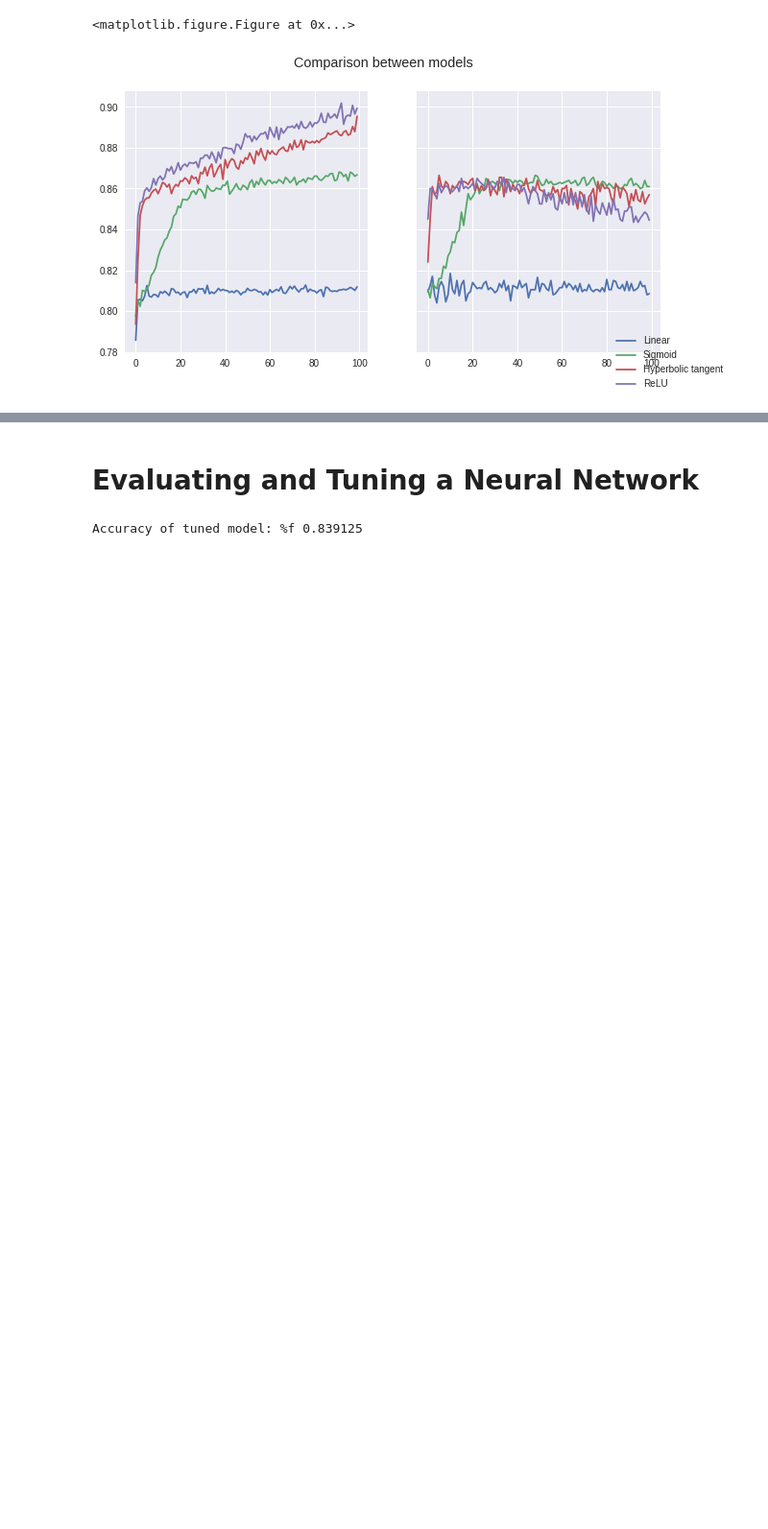
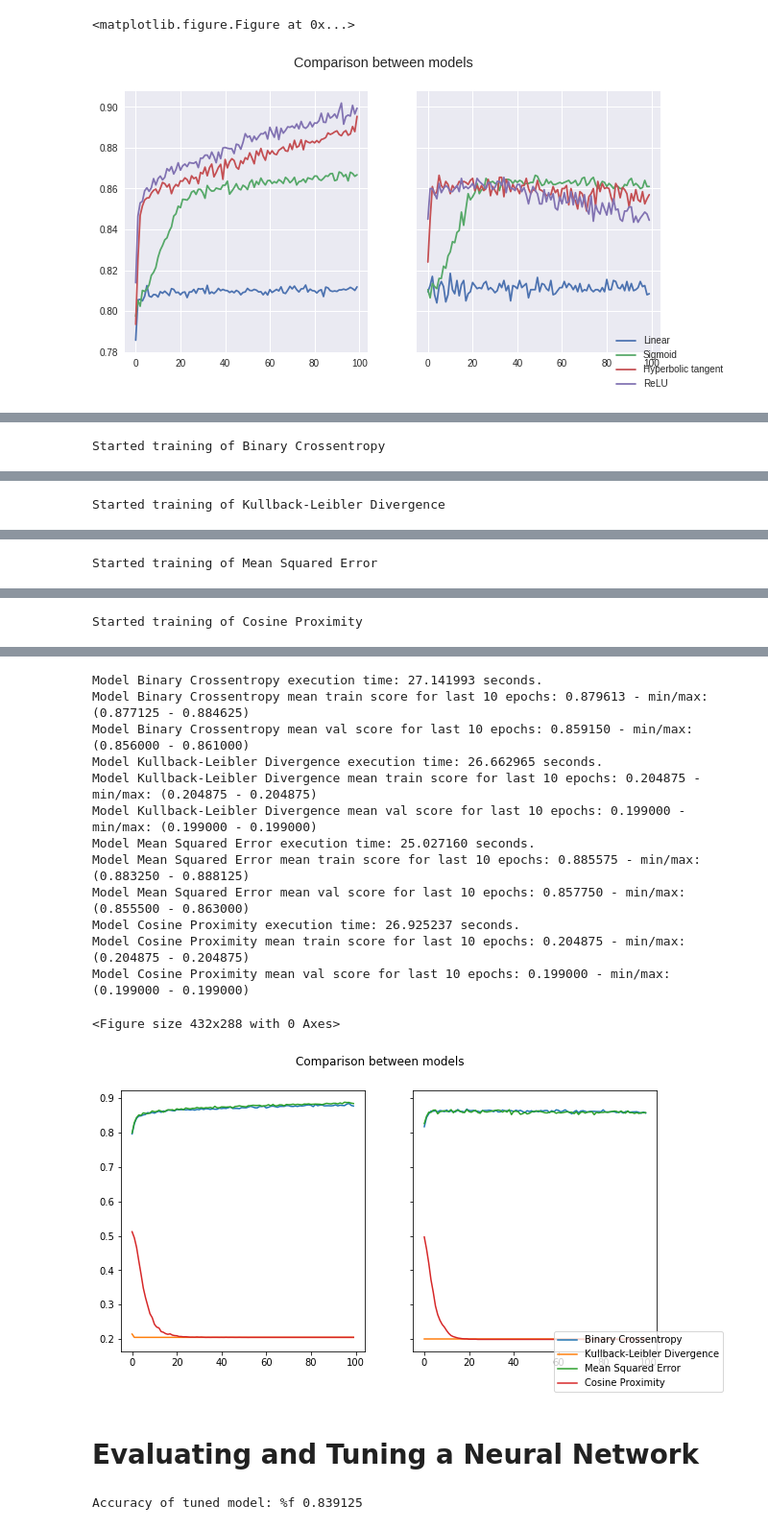
Before and after one commit to apcc-geoslegend/Deep-Learning, a Jupyter notebook: Artificial Neural Networks/Artificial Neural Networks.ipynb, the cells around one changed output, grey strips where cells are left out. Shown: that part at 96% size. Saved outputs shown, nothing was run; the diff lists cells and outputs as text; code cells hidden in the pictures; blank space fills up the shorter version.

```diff
--- a/Artificial Neural Networks/Artificial Neural Networks.ipynb
+++ b/Artificial Neural Networks/Artificial Neural Networks.ipynb
@@ -767,0 +844,28 @@ Model ReLU mean val score for last 10 epochs: 0.846850 - min/max: (0.843500 - 0.
+# %%
+import pandas as pd
+from sklearn.pipeline import make_pipeline
+
+#Load data---
+data = pd.read_csv('resources/Churn_Modelling.csv')
+X = data.iloc[:, 3:-1].values
+y = data.iloc[:, -1].values
+
+#Build each model---
+model1 = Pipeline([('preprocessing', preprocessing_pipeline(categorical_features=[1,2], center=True, scale=True, pca=True)),
+                   ('nn', custom_ann_architecture([50, 50, 1], ['relu', 'relu', 'sigmoid'], loss='binary_crossentropy'))])
+
+model2 = Pipeline([('preprocessing', preprocessing_pipeline(categorical_features=[1,2], center=True, scale=True, pca=True)),
+                   ('nn', custom_ann_architecture([50, 50, 1], ['relu', 'relu', 'sigmoid'], loss='kld'))])
+
+model3 = Pipeline([('preprocessing', preprocessing_pipeline(categorical_features=[1,2], center=True, scale=True, pca=True)),
+                   ('nn', custom_ann_architecture([50, 50, 1], ['relu', 'relu', 'sigmoid'], loss='mse'))])
+
+model4 = Pipeline([('preprocessing', preprocessing_pipeline(categorical_features=[1,2], center=True, scale=True, pca=True)),
+                   ('nn', custom_ann_architecture([50, 50, 1], ['relu', 'relu', 'sigmoid'], loss='cosine'))])
+
+#Use the framework---
+compare_models([model1, model2, model3, model4],
+               ['Binary Crossentropy','Kullback-Leibler Divergence','Mean Squared Error','Cosine Proximity'],
+               (X,y), epochs=100)
+# %% [output]
+Started training of Binary Crossentropy
@@ -767,0 +875 @@ Model ReLU mean val score for last 10 epochs: 0.846850 - min/max: (0.843500 - 0.
+Started training of Kullback-Leibler Divergence
@@ -767,0 +879 @@ Model ReLU mean val score for last 10 epochs: 0.846850 - min/max: (0.843500 - 0.
+Started training of Mean Squared Error
@@ -767,0 +883 @@ Model ReLU mean val score for last 10 epochs: 0.846850 - min/max: (0.843500 - 0.
+Started training of Cosine Proximity
@@ -768,3 +887,17 @@ Model ReLU mean val score for last 10 epochs: 0.846850 - min/max: (0.843500 - 0.
+Model Binary Crossentropy execution time: 27.141993 seconds.
+Model Binary Crossentropy mean train score for last 10 epochs: 0.879613 - min/max: (0.877125 - 0.884625)
+Model Binary Crossentropy mean val score for last 10 epochs: 0.859150 - min/max: (0.856000 - 0.861000)
+Model Kullback-Leibler Divergence execution time: 26.662965 seconds.
+Model Kullback-Leibler Divergence mean train score for last 10 epochs: 0.204875 - min/max: (0.204875 - 0.204875)
+Model Kullback-Leibler Divergence mean val score for last 10 epochs: 0.199000 - min/max: (0.199000 - 0.199000)
+Model Mean Squared Error execution time: 25.027160 seconds.
+Model Mean Squared Error mean train score for last 10 epochs: 0.885575 - min/max: (0.883250 - 0.888125)
+Model Mean Squared Error mean val score for last 10 epochs: 0.857750 - min/max: (0.855500 - 0.863000)
+Model Cosine Proximity execution time: 26.925237 seconds.
+Model Cosine Proximity mean train score for last 10 epochs: 0.204875 - min/max: (0.204875 - 0.204875)
+Model Cosine Proximity mean val score for last 10 epochs: 0.199000 - min/max: (0.199000 - 0.199000)
+<Figure size 432x288 with 0 Axes>
+[figure, added]
 # %% [markdown]
 # Evaluating and Tuning a Neural Network
 # %%
```
Also changed, not shown: parts of 7 cells of this notebook.
